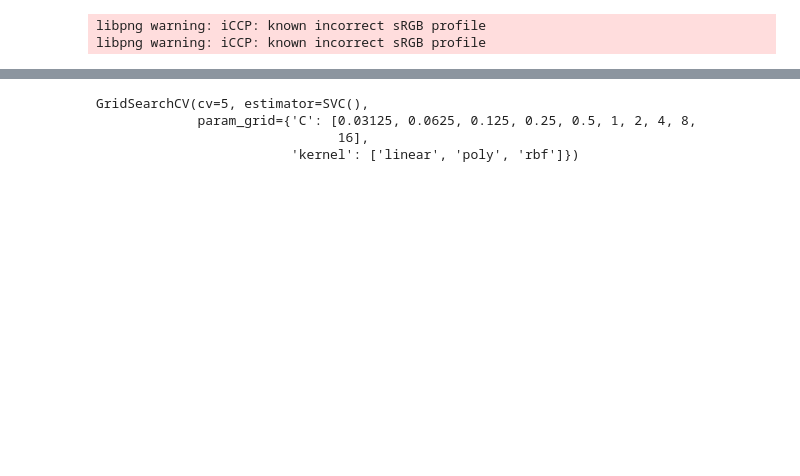
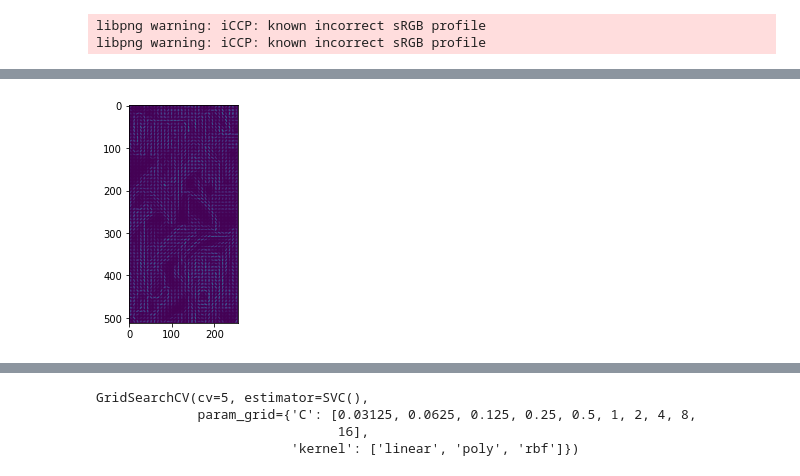
Before and after one commit to MahdiRahbar/Comic_Book_Classification, a Jupyter notebook: classifier_prototype.ipynb, the cells around one changed output, grey strips where cells are left out. Drawn from its saved outputs; the diff is of its cells as text; code cells hidden in the pictures; blank space fills up the shorter version.

```diff
--- a/classifier_prototype.ipynb
+++ b/classifier_prototype.ipynb
@@ -63,0 +130,9 @@ libpng warning: iCCP: known incorrect sRGB profile
+# %%
+hog_image
+
+
+#Show the image with matplotlib
+plt.imshow(hog_image)
+plt.show()
+# %% [output]
+[figure, added]
```
Also changed, not shown: parts of 33 cells of this notebook.
